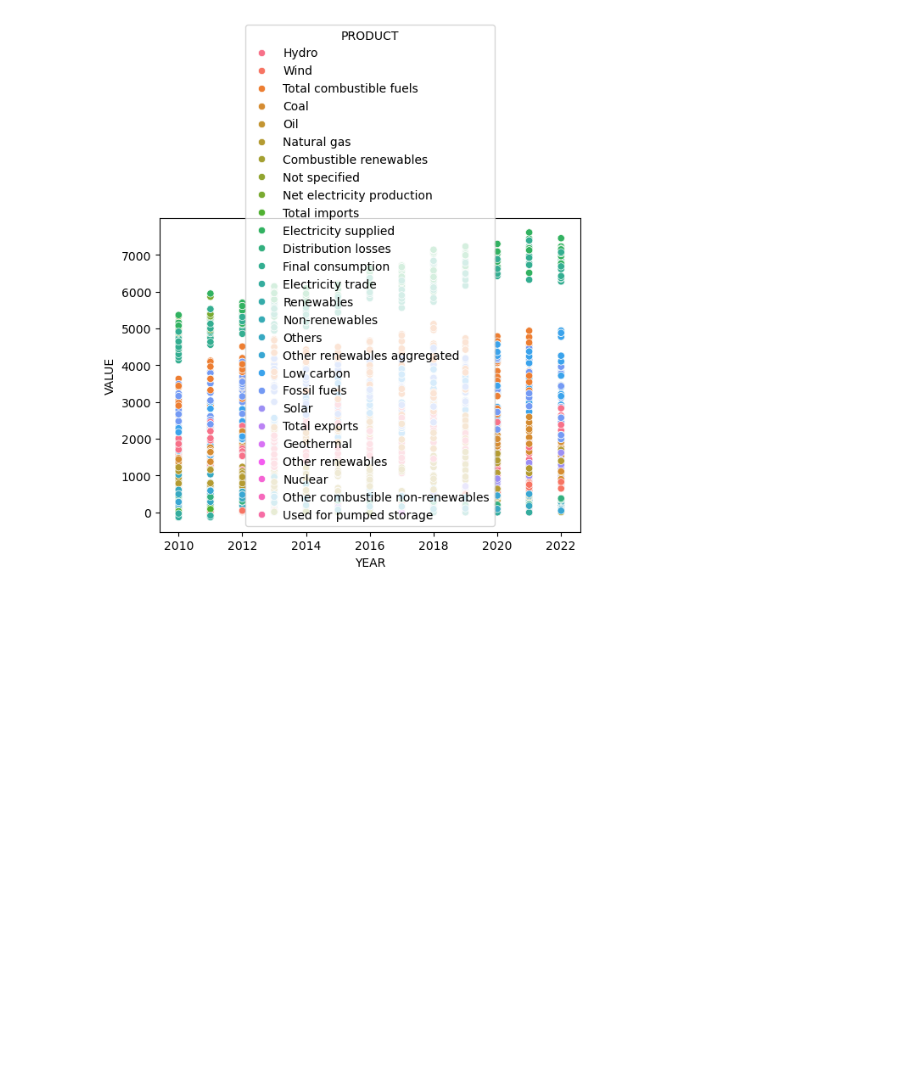
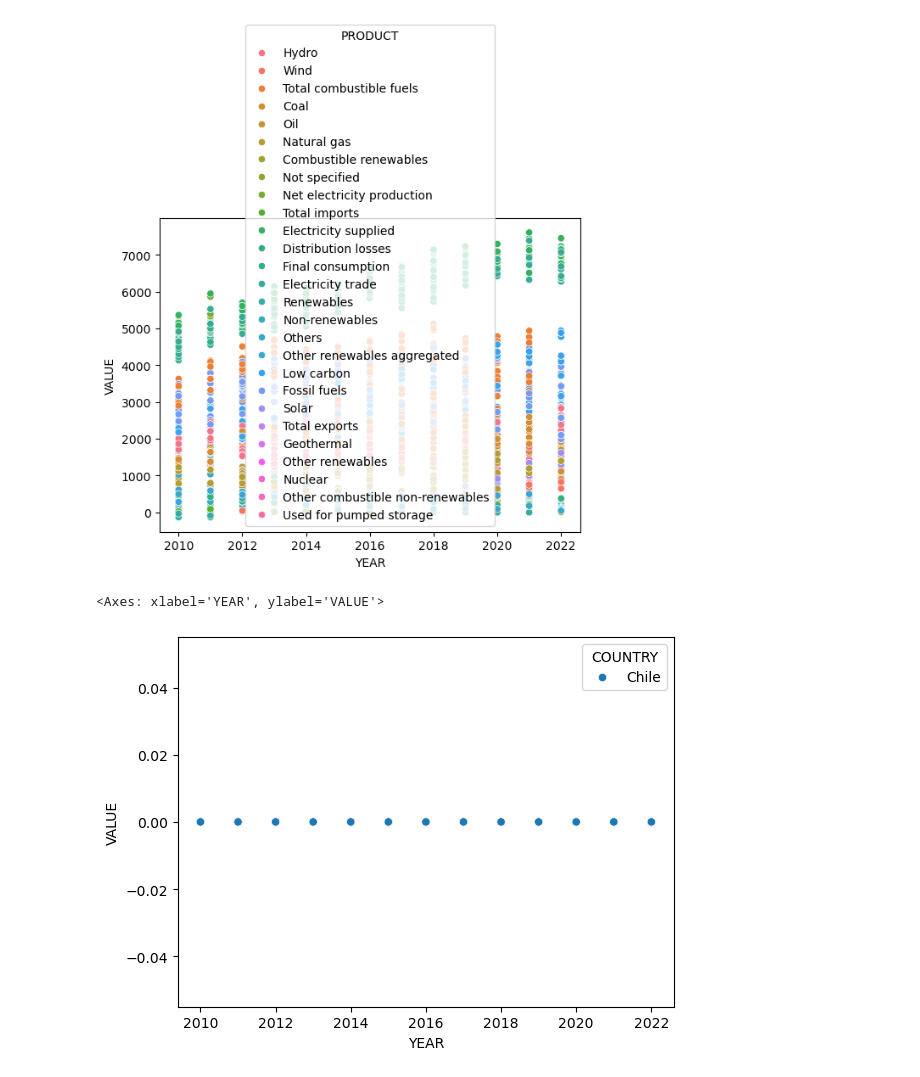
Before and after one commit to Chukao1/electricity-ia, a Jupyter notebook: notebooks/notebook.ipynb, the cells around one changed output. Drawn from its saved outputs; the diff is of its cells as text; code cells hidden in the pictures; blank space fills up the shorter version.

```diff
--- a/notebooks/notebook.ipynb
+++ b/notebooks/notebook.ipynb
@@ -73,3 +73,8 @@ sns.scatterplot(data=data[data["COUNTRY"] == "Chile"], x="YEAR", y="VALUE", hue=
 # %% [output]
 <Axes: xlabel='YEAR', ylabel='VALUE'>
 [figure]
+# %%
+sns.scatterplot(data=data[data["COUNTRY"] == "Chile"], x="YEAR", y=data[data["COUNTRY"] == "Chile"]["VALUE"] == "Solar", hue="COUNTRY")
+# %% [output]
+<Axes: xlabel='YEAR', ylabel='VALUE'>
+[figure, added]
```
Also changed, not shown: parts of 6 cells of this notebook.
